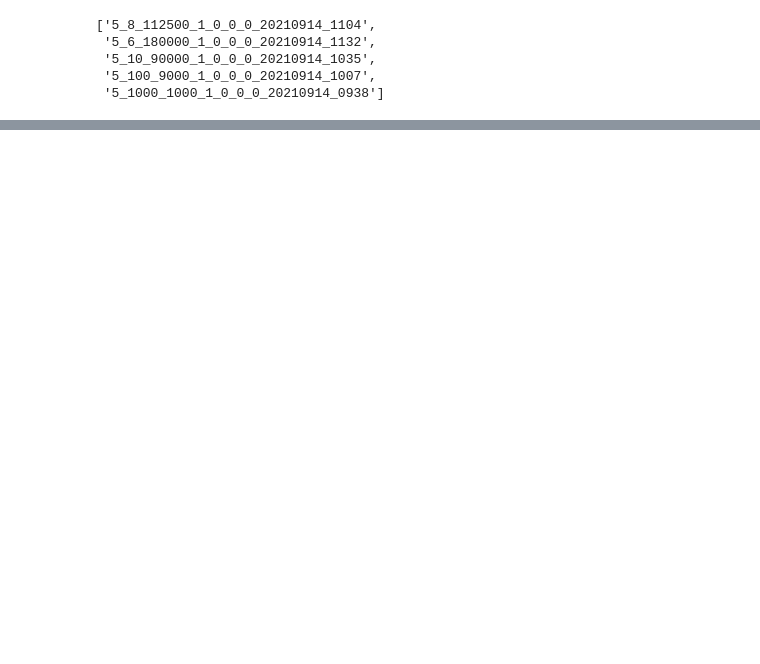
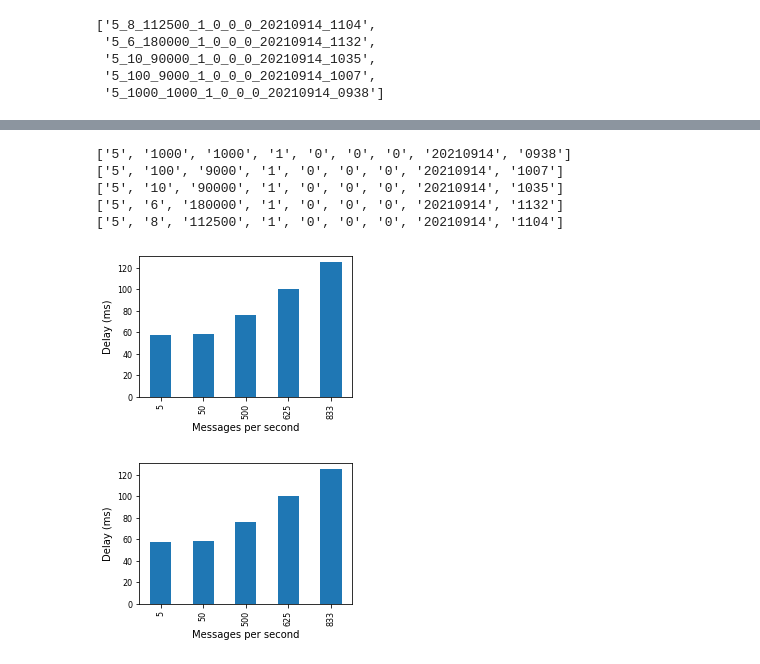
Before and after one commit to w4bo/fiware-performance-analysis, a Jupyter notebook: frequency.ipynb, the cells around one changed output, grey strips where cells are left out. Drawn from its saved outputs; the diff is of its cells as text; code cells hidden in the pictures; blank space fills up the shorter version.

```diff
--- a/frequency.ipynb
+++ b/frequency.ipynb
@@ -35,0 +185,10 @@ tools_graph.graphType4(experiment_set, 1, "Messages per second",  experiment_set
+# %%
+cumulative(experiment_set, "Messages per second", "Delay (ms)", l, lambda consumer, devices: consumer["Delay Consumer/Device"].mean())
+# %% [output]
+['5', '1000', '1000', '1', '0', '0', '0', '20210914', '0938']
+['5', '100', '9000', '1', '0', '0', '0', '20210914', '1007']
+['5', '10', '90000', '1', '0', '0', '0', '20210914', '1035']
+['5', '6', '180000', '1', '0', '0', '0', '20210914', '1132']
+['5', '8', '112500', '1', '0', '0', '0', '20210914', '1104']
+[figure, added]
+[figure, added]
```
Also changed, not shown: parts of 9 cells of this notebook.
